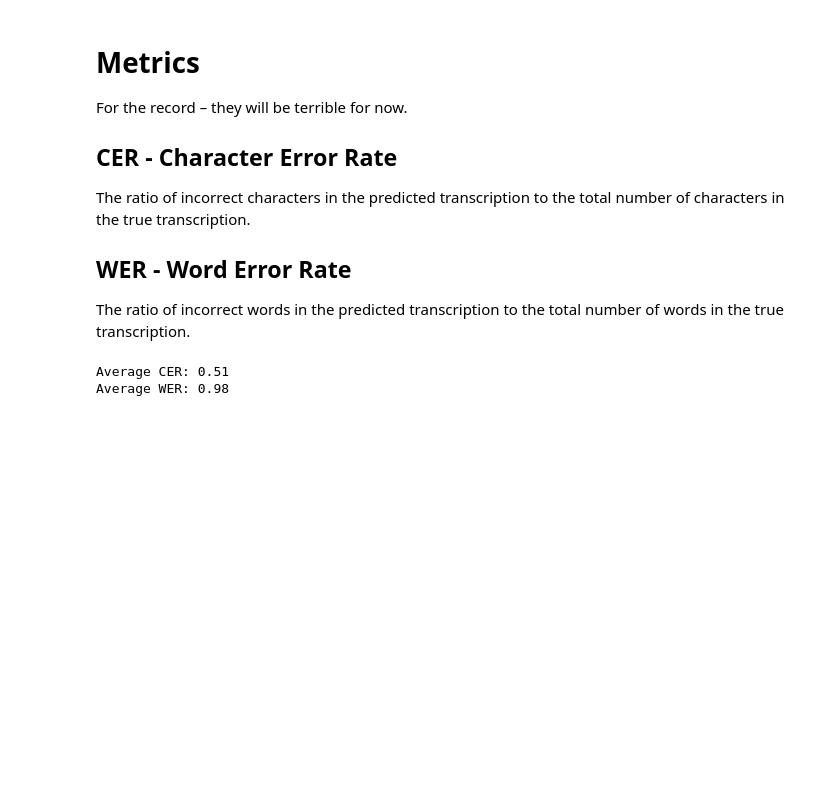
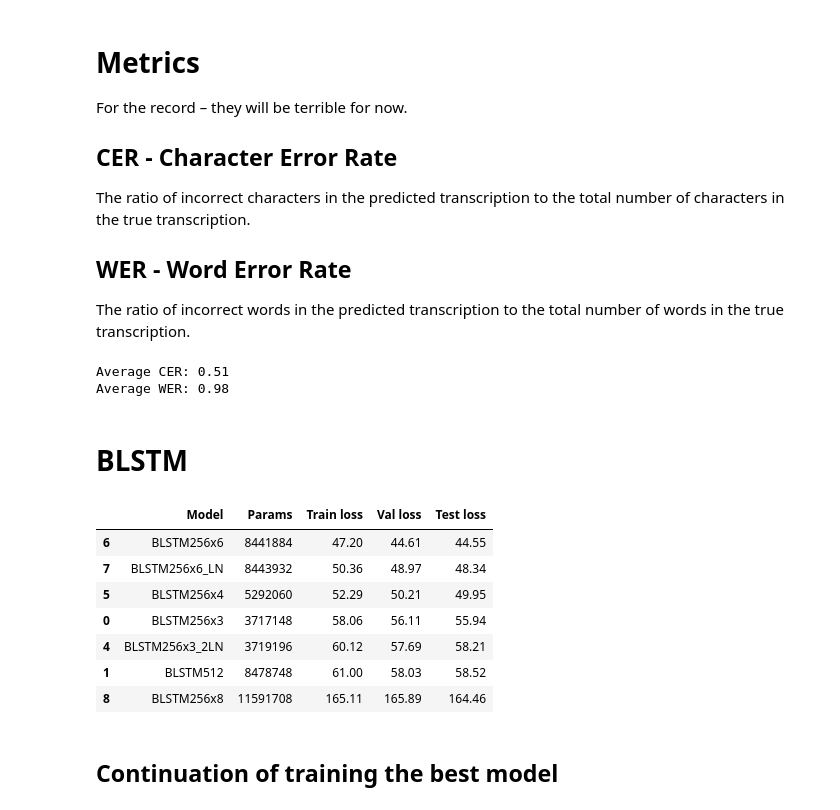
Before and after one commit to k-katarzyna/Automatic_Speech_Recognition, a Jupyter notebook: 01_model.ipynb, the cells around one changed output. Saved outputs shown, nothing was run; the diff lists cells and outputs as text; code cells hidden in the pictures; blank space fills up the shorter version.

```diff
--- a/01_model.ipynb
+++ b/01_model.ipynb
@@ -393,3 +399,5 @@ print(f"Average WER: {round(average_wer, 2)}")
 # %% [output]
 Average CER: 0.51
 Average WER: 0.98
+# %% [markdown]
+# BLSTM
@@ -395,0 +498,18 @@ Average WER: 0.98
+# %%
+all_results = pd.concat([
+    pd.read_csv("50%_data_results_2.csv"),
+    pd.read_csv("50%_data_results_3.csv"),
+    pd.read_csv("50%_data_results_4.csv")
+]).reset_index(drop=True)
+all_results.sort_values(by="Test loss")
+# %% [output]
+|  | Model | Params | Train loss | Val loss | Test loss |
+| 6 | BLSTM256x6 | 8441884 | 47.20 | 44.61 | 44.55 |
+| 7 | BLSTM256x6_LN | 8443932 | 50.36 | 48.97 | 48.34 |
+| 5 | BLSTM256x4 | 5292060 | 52.29 | 50.21 | 49.95 |
+| 0 | BLSTM256x3 | 3717148 | 58.06 | 56.11 | 55.94 |
+| 4 | BLSTM256x3_2LN | 3719196 | 60.12 | 57.69 | 58.21 |
+| 1 | BLSTM512 | 8478748 | 61.00 | 58.03 | 58.52 |
+| 8 | BLSTM256x8 | 11591708 | 165.11 | 165.89 | 164.46 |
+# %% [markdown]
+## Continuation of training the best model
```
Also changed, not shown: parts of 9 cells of this notebook, 2 other files.
